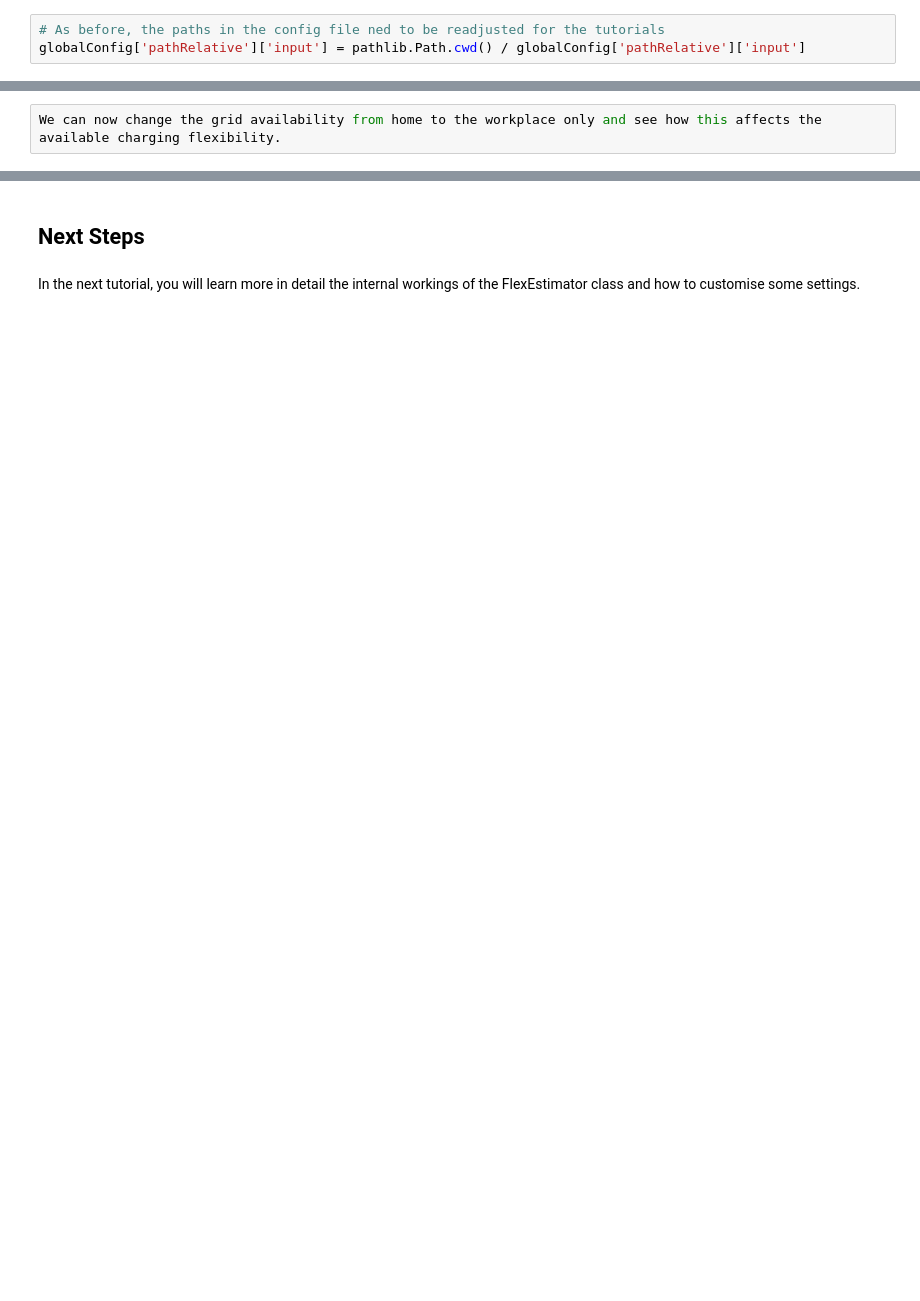
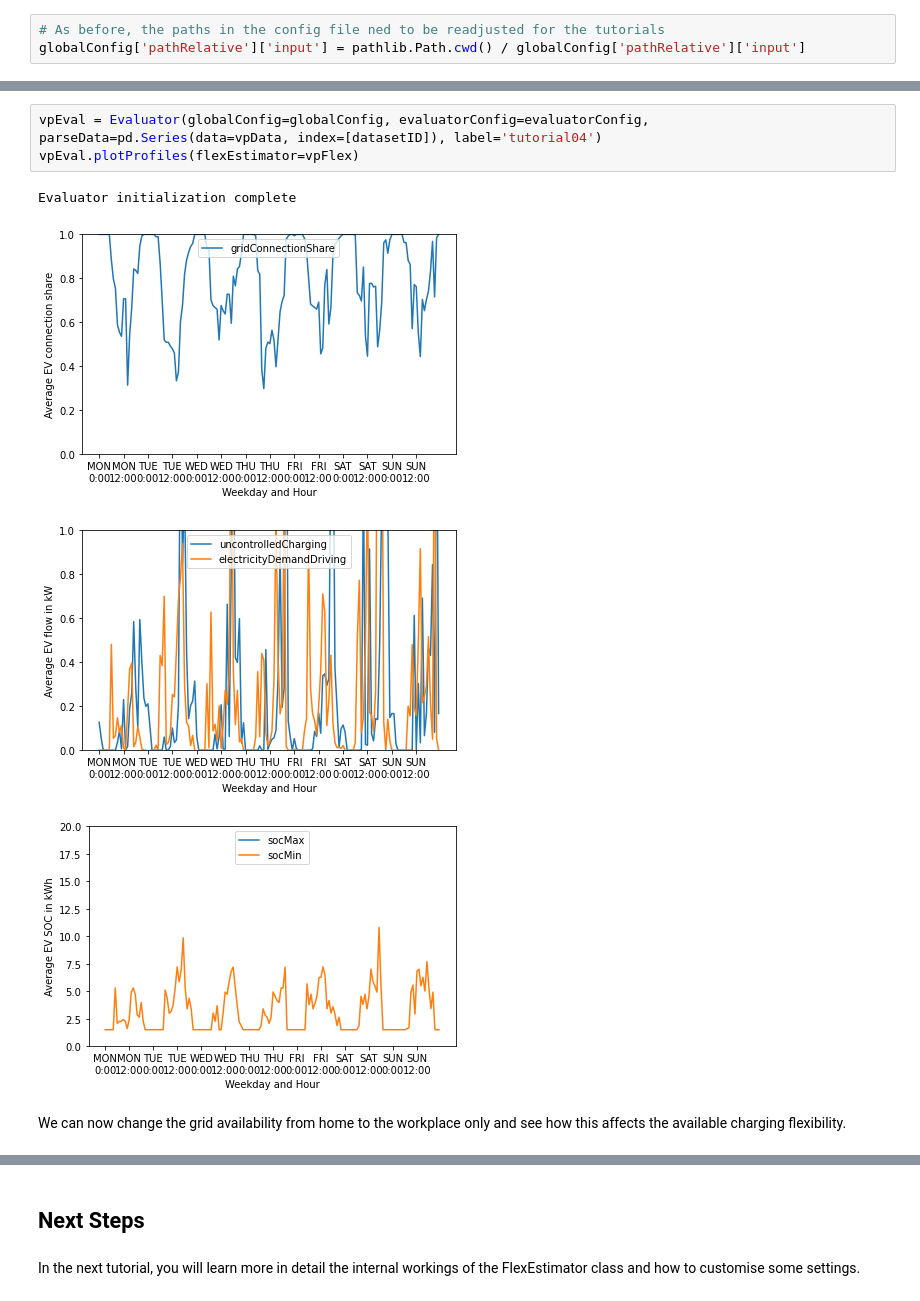
Before and after one commit to areleu/vencopy, a Jupyter notebook: tutorials/tutorial_04/vencopy_tutorial_04.ipynb, the cells around one changed output, grey strips where cells are left out. Drawn from its saved outputs; the diff is of its cells as text; blank space fills up the shorter version.

Commit message:
updated tutorial04

```diff
--- a/tutorials/tutorial_04/vencopy_tutorial_04.ipynb
+++ b/tutorials/tutorial_04/vencopy_tutorial_04.ipynb
@@ -90,5 +153,13 @@ vpEval.plotProfiles(flexEstimator=vpFlex)
-# %%
-We can now change the grid availability from home to the workplace only and see how this affects the available charging flexibility.
+# %%
+vpEval = Evaluator(globalConfig=globalConfig, evaluatorConfig=evaluatorConfig, parseData=pd.Series(data=vpData, index=[datasetID]), label='tutorial04')
+vpEval.plotProfiles(flexEstimator=vpFlex)
+# %% [output]
+Evaluator initialization complete
+[figure, added]
+[figure, added]
+[figure, added]
+# %% [markdown]
+We can now change the grid availability from home to the workplace only and see how this affects the available charging flexibility.
 # %%
 gridConfig['chargingInfrastructureMappings']['HOME'] = False
 gridConfig['chargingInfrastructureMappings']['WORK'] = True
```
Also changed, not shown: parts of 12 cells of this notebook.
